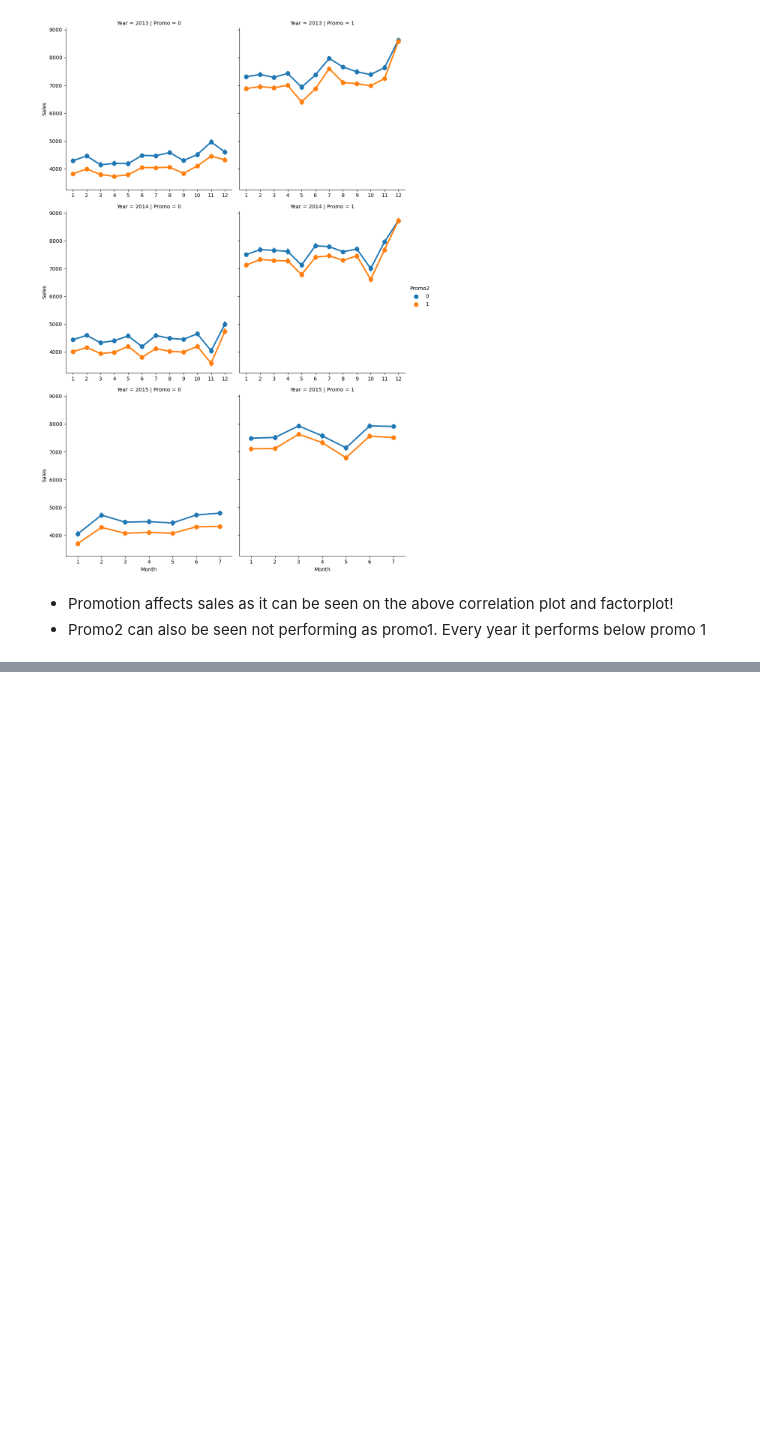
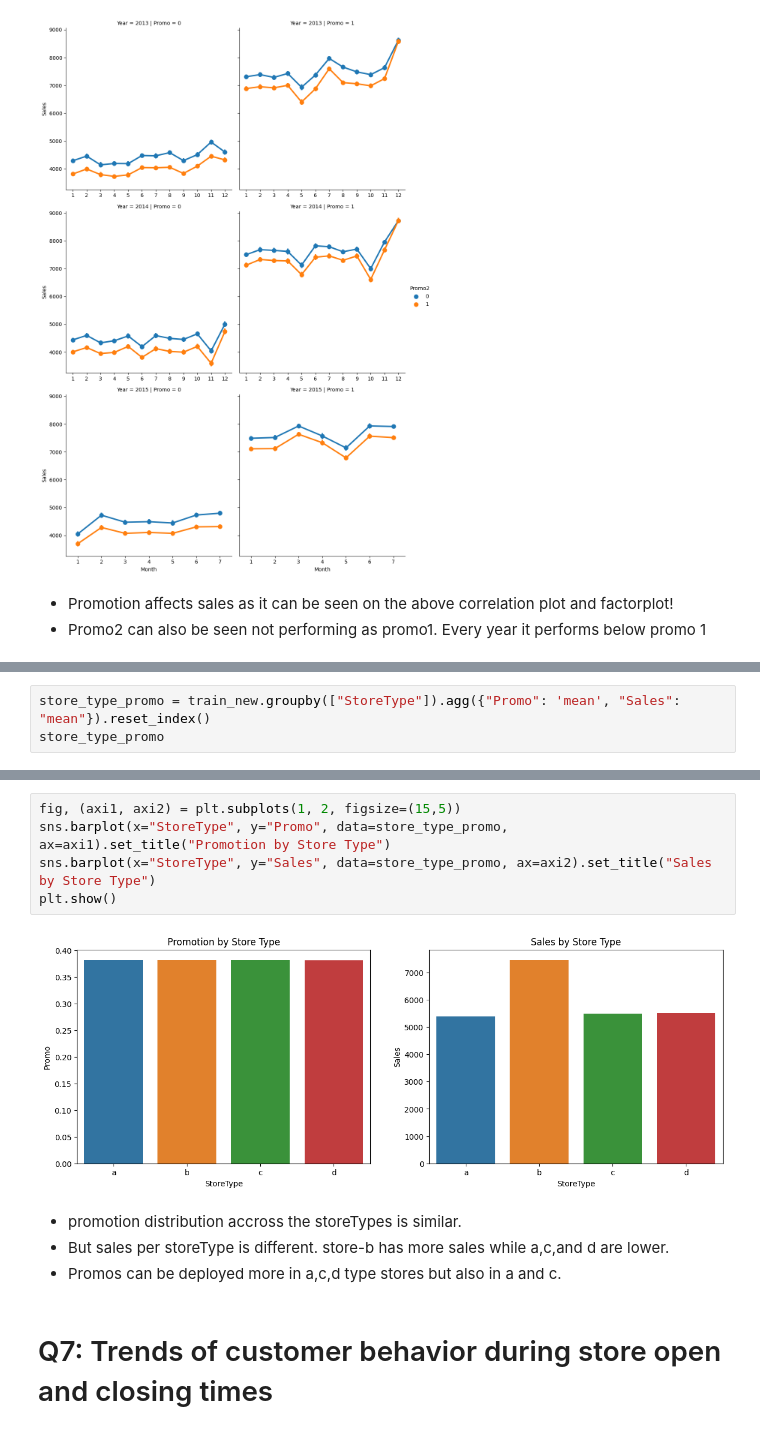
Before and after one commit to nahomHmichael/Rossman-Pharmaceutical-Sales-Pridiction, a Jupyter notebook: notebooks/data_exploration.ipynb, the cells around one changed output, grey strips where cells are left out. Cells and saved outputs as stored; diff of their text form; blank space fills up the shorter version.

```diff
--- a/notebooks/data_exploration.ipynb
+++ b/notebooks/data_exploration.ipynb
@@ -453,0 +457,3 @@ plt.savefig('../plots/sales_vs_promotion_factorplot.jpg')
+# %%
+store_type_promo = train_new.groupby(["StoreType"]).agg({"Promo": 'mean', "Sales": "mean"}).reset_index()
+store_type_promo
@@ -453,0 +466,13 @@ plt.savefig('../plots/sales_vs_promotion_factorplot.jpg')
+# %%
+fig, (axi1, axi2) = plt.subplots(1, 2, figsize=(15,5))
+sns.barplot(x="StoreType", y="Promo", data=store_type_promo, ax=axi1).set_title("Promotion by Store Type")
+sns.barplot(x="StoreType", y="Sales", data=store_type_promo, ax=axi2).set_title("Sales by Store Type")
+plt.show()
+# %% [output]
+[figure, added]
+# %% [markdown]
+- promotion distribution accross the storeTypes is similar.
+- But sales per storeType is different. store-b has more sales while a,c,and d are lower.
+- Promos can be deployed more in a,c,d type stores but also in a and c.
+# %% [markdown]
+# Q7: Trends of customer behavior during store open and closing times
```
Also changed, not shown: parts of 8 cells of this notebook, 4 other files.
